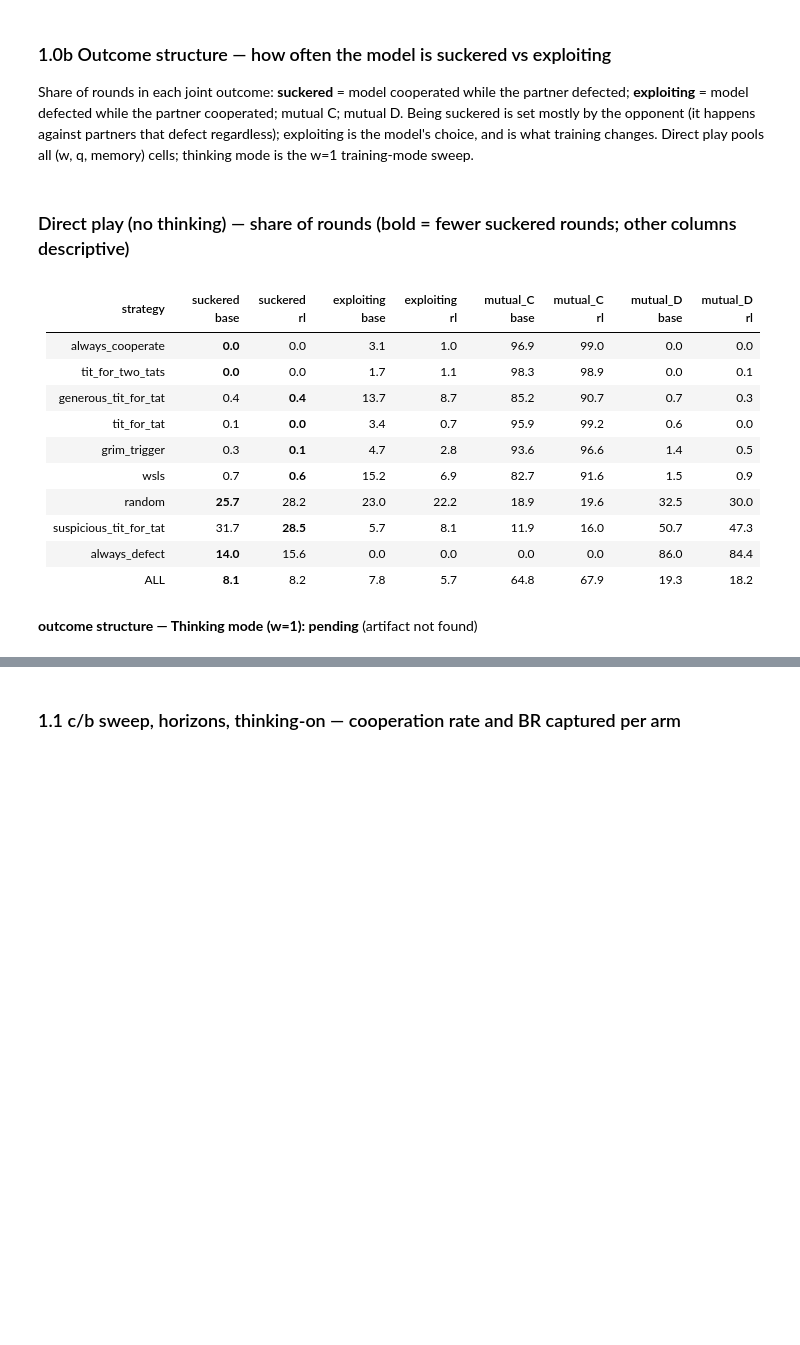
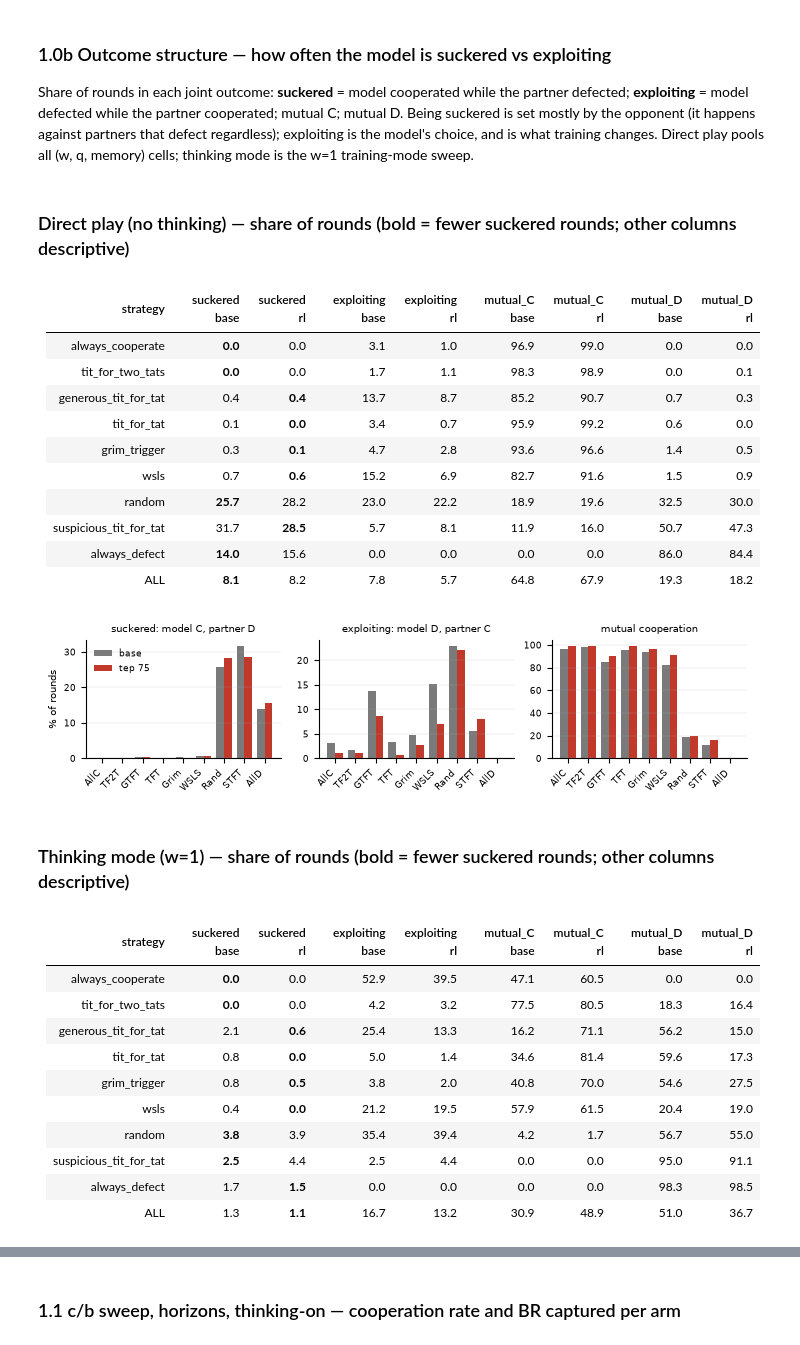
Before and after one commit to marimeireles/MARL-mixed, a Jupyter notebook: llm_dynamics/results_INTERIM_qwen8b_base_vs_rl_s75.ipynb, the cells around one changed output, grey strips where cells are left out. Saved outputs shown, nothing was run; the diff lists cells and outputs as text; code cells hidden in the pictures; blank space fills up the shorter version.

```diff
--- a/llm_dynamics/results_INTERIM_qwen8b_base_vs_rl_s75.ipynb
+++ b/llm_dynamics/results_INTERIM_qwen8b_base_vs_rl_s75.ipynb
@@ -486,36 +543,59 @@ against partners that defect regardless); exploiting is the model's choice, and
 is what training changes. Direct play pools all (w, q, memory) cells; thinking
 mode is the w=1 training-mode sweep.
 # %%
+import matplotlib.pyplot as plt
 def outcome_df(tag, sub):
     rows = []
     for f in glob.glob(f'{R}/{tag}_{sub}/*/rounds/*.jsonl'):
         rr = [json.loads(l) for l in open(f) if l.strip()]
         if not rr or 'q' not in rr[0]: continue
         st = [(r['model_action'][0], r['opp_action'][0]) for r in rr]
         rows.append(dict(strategy=rr[0]['opponent_strategy'], mutual_C=np.mean([x == ('C','C') for x in st]), mutual_D=np.mean([x == ('D','D') for x in st]),
                          suckered=np.mean([x == ('C','D') for x in st]), exploiting=np.mean([x == ('D','C') for x in st])))
     return pd.DataFrame(rows)
 ORDER = ['always_cooperate','tit_for_two_tats','generous_tit_for_tat','tit_for_tat','grim_trigger','wsls','random','suspicious_tit_for_tat','always_defect']
 for sub, label in [(f'donors_{VER}', 'Direct play (no thinking)'), (f'donors_{VER}_think', 'Thinking mode (w=1)')]:
     ob, orl = outcome_df(TB, sub), outcome_df(TR, sub)
     if not len(ob) or not len(orl): pending(f'outcome structure — {label}'); continue
     cols = ['suckered','exploiting','mutual_C','mutual_D']
     tab = pd.concat({c: pd.DataFrame({'base': ob.groupby('strategy')[c].mean(), 'rl': orl.groupby('strategy')[c].mean()}) for c in cols}, axis=1).reindex(ORDER)
     tab.loc['ALL'] = pd.concat({c: pd.Series({'base': ob[c].mean(), 'rl': orl[c].mean()}) for c in cols})
     display(Markdown(f'### {label} — share of rounds (bold = fewer suckered rounds; other columns descriptive)'))
     display(bold_arms(tab * 100, nd=1))
+    # compact paper figure: three horizontal panels, base vs RL
+    LAB = ['AllC','TF2T','GTFT','TFT','Grim','WSLS','Rand','STFT','AllD']
+    plt.rcParams.update({'font.size': 7, 'axes.titlesize': 7.5, 'axes.labelsize': 7, 'xtick.labelsize': 6.5, 'ytick.labelsize': 6.5})
+    fig, axs = plt.subplots(1, 3, figsize=(7.2, 1.9), sharex=True); xs_ = np.arange(len(ORDER)); wd = 0.38
+    for ax, (m_, ttl) in zip(axs, [('suckered', 'suckered: model C, partner D'), ('exploiting', 'exploiting: model D, partner C'), ('mutual_C', 'mutual cooperation')]):
+        ax.bar(xs_ - wd/2, 100 * tab.loc[ORDER, (m_, 'base')], wd, color='#7a7a7a', label='base'); ax.bar(xs_ + wd/2, 100 * tab.loc[ORDER, (m_, 'rl')], wd, color='#c0392b', label=TR.replace('qwen8b_rl_', 'step ').replace('s', ''))
+        ax.set_title(ttl); ax.set_xticks(xs_); ax.set_xticklabels(LAB, rotation=45, ha='right'); ax.spines[['top', 'right']].set_visible(False); ax.grid(axis='y', lw=0.3, alpha=0.5)
+    axs[0].set_ylabel('% of rounds'); axs[0].legend(frameon=False, fontsize=6.5, loc='upper left'); plt.tight_layout(w_pad=1.0)
+    os.makedirs(f'{R}/figures', exist_ok=True); fig.savefig(f'{R}/figures/outcome_structure_{TB}_vs_{TR}_{sub}.pdf', bbox_inches='tight'); plt.show(); plt.rcParams.update(plt.rcParamsDefault)
 # %% [output]
 ### Direct play (no thinking) — share of rounds (bold = fewer suckered rounds; other columns descriptive)
 | strategy | suckered base | suckered rl | exploiting base | exploiting rl | mutual_C base | mutual_C rl | mutual_D base | mutual_D rl |
 |---|---|---|---|---|---|---|---|---|
 | always_cooperate | **0.0** | 0.0 | 3.1 | 1.0 | 96.9 | 99.0 | 0.0 | 0.0 |
 | tit_for_two_tats | **0.0** | 0.0 | 1.7 | 1.1 | 98.3 | 98.9 | 0.0 | 0.1 |
 | generous_tit_for_tat | 0.4 | **0.4** | 13.7 | 8.7 | 85.2 | 90.7 | 0.7 | 0.3 |
 | tit_for_tat | 0.1 | **0.0** | 3.4 | 0.7 | 95.9 | 99.2 | 0.6 | 0.0 |
 | grim_trigger | 0.3 | **0.1** | 4.7 | 2.8 | 93.6 | 96.6 | 1.4 | 0.5 |
 | wsls | 0.7 | **0.6** | 15.2 | 6.9 | 82.7 | 91.6 | 1.5 | 0.9 |
 | random | **25.7** | 28.2 | 23.0 | 22.2 | 18.9 | 19.6 | 32.5 | 30.0 |
 | suspicious_tit_for_tat | 31.7 | **28.5** | 5.7 | 8.1 | 11.9 | 16.0 | 50.7 | 47.3 |
 | always_defect | **14.0** | 15.6 | 0.0 | 0.0 | 0.0 | 0.0 | 86.0 | 84.4 |
 | ALL | **8.1** | 8.2 | 7.8 | 5.7 | 64.8 | 67.9 | 19.3 | 18.2 |
+[figure, added]
-**outcome structure — Thinking mode (w=1): pending** (artifact not found)
+### Thinking mode (w=1) — share of rounds (bold = fewer suckered rounds; other columns descriptive)
+| strategy | suckered base | suckered rl | exploiting base | exploiting rl | mutual_C base | mutual_C rl | mutual_D base | mutual_D rl |
+|---|---|---|---|---|---|---|---|---|
+| always_cooperate | **0.0** | 0.0 | 52.9 | 39.5 | 47.1 | 60.5 | 0.0 | 0.0 |
+| tit_for_two_tats | **0.0** | 0.0 | 4.2 | 3.2 | 77.5 | 80.5 | 18.3 | 16.4 |
+| generous_tit_for_tat | 2.1 | **0.6** | 25.4 | 13.3 | 16.2 | 71.1 | 56.2 | 15.0 |
+| tit_for_tat | 0.8 | **0.0** | 5.0 | 1.4 | 34.6 | 81.4 | 59.6 | 17.3 |
+| grim_trigger | 0.8 | **0.5** | 3.8 | 2.0 | 40.8 | 70.0 | 54.6 | 27.5 |
+| wsls | 0.4 | **0.0** | 21.2 | 19.5 | 57.9 | 61.5 | 20.4 | 19.0 |
+| random | **3.8** | 3.9 | 35.4 | 39.4 | 4.2 | 1.7 | 56.7 | 55.0 |
+| suspicious_tit_for_tat | **2.5** | 4.4 | 2.5 | 4.4 | 0.0 | 0.0 | 95.0 | 91.1 |
+| always_defect | 1.7 | **1.5** | 0.0 | 0.0 | 0.0 | 0.0 | 98.3 | 98.5 |
+| ALL | 1.3 | **1.1** | 16.7 | 13.2 | 30.9 | 48.9 | 51.0 | 36.7 |
```
Also changed, not shown: parts of 10 cells of this notebook, 1 other file.
